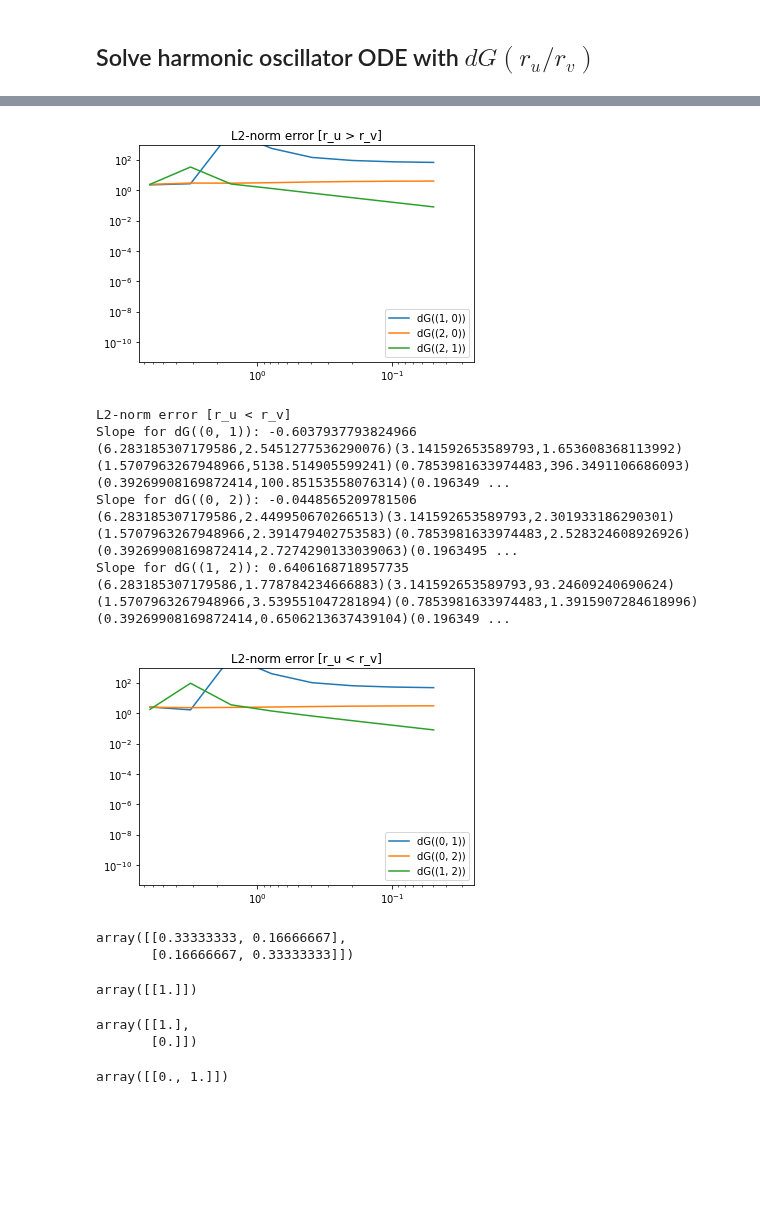
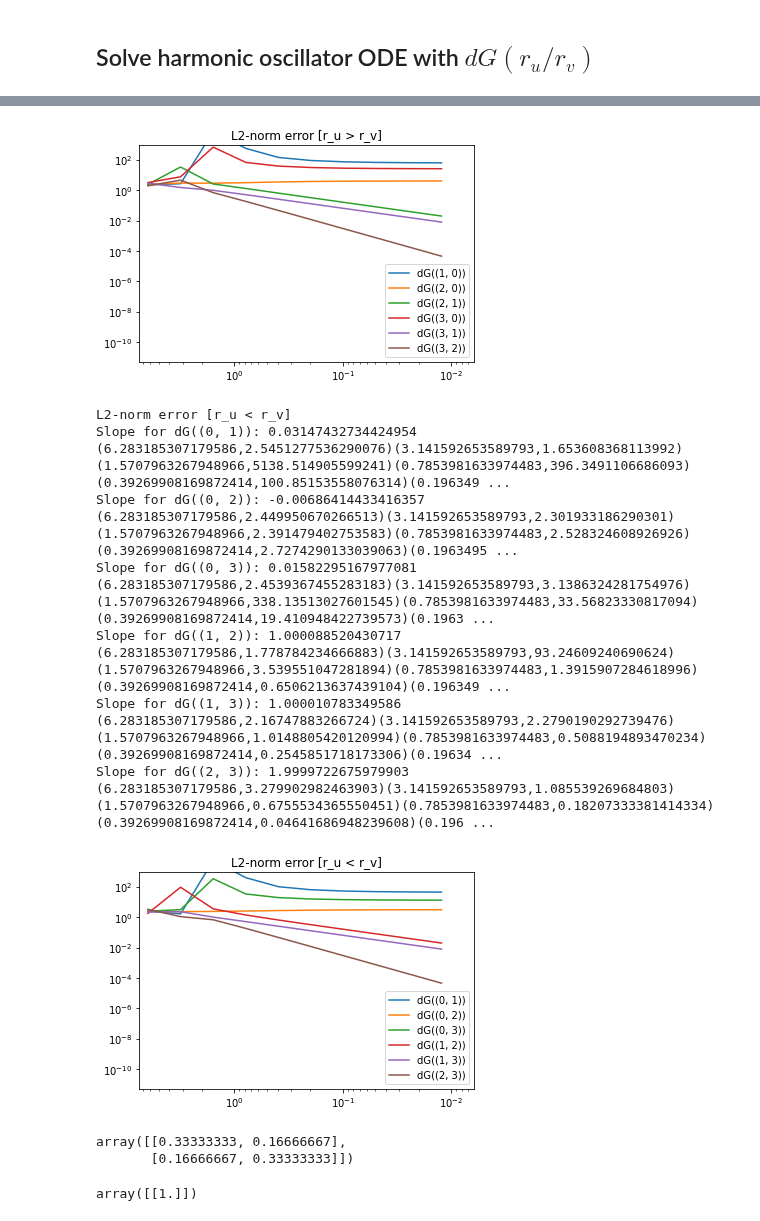
Before and after one commit to mathmerizing/PhD_SupplementaryMaterial, a Jupyter notebook: Mixed_Time_FEM/Galerkin_OneElement_Convergence_Harmonic_Oscillator.ipynb, the cells around one changed output, grey strips where cells are left out. Cells and saved outputs as stored; diff of their text form; code cells hidden in the pictures; blank space fills up the shorter version.

```diff
--- a/Mixed_Time_FEM/Galerkin_OneElement_Convergence_Harmonic_Oscillator.ipynb
+++ b/Mixed_Time_FEM/Galerkin_OneElement_Convergence_Harmonic_Oscillator.ipynb
@@ -189,8 +189,8 @@ matrix_M_vv = {}
 matrix_B_uv = {}
 matrix_B_vu = {}
 
-for r_u in range(3):
-    for r_v in range(3):
+for r_u in range(4):
+    for r_v in range(4):
         print("--------------------")
         print(f"| r_u = {r_u}, r_v = {r_v} |")
         print("--------------------")
@@ -230,8 +230,8 @@ error = {"L2": {}}
 T = 2. * np.pi # end time
 
 # solve dG(r_u/r_v) problems
-for r_u in range(3):
-    for r_v in range(3):
+for r_u in range(4):
+    for r_v in range(4):
         print("--------------------")
         print(f"| r_u = {r_u}, r_v = {r_v} |")
         print("--------------------")
@@ -249,7 +249,7 @@ for r_u in range(3):
             _vec = np.eye(1,r_v+1,i).flatten()
             evaluation_matrix_v[:, i] = get_basis_lincomb(φ[r_v], _vec)
 
-        for k in [2.*np.pi*pow(0.5, i) for i in range(0,8)]:
+        for k in [2.*np.pi*pow(0.5, i) for i in range(0,10)]:
             # assemble system matrix for dG(r_u/r_v)
             system_matrix = np.zeros((r_u+1+r_v+1, r_u+1+r_v+1))
             # diagonal blocks
@@ -330,8 +330,8 @@ for _filter in filters.keys():
             x = k_vals
             y = err_vals
             plt.plot(x, y, label=f"dG({r})")
-            plt.axis([2.*np.pi*1.2, 2.*np.pi*pow(0.5, 8), 5e-12, 1e3])
-            print(f"Slope for dG({r}): {(np.log(y[-1]) - np.log(y[0])) / (np.log(x[-1]) - np.log(x[0]))}")
+            plt.axis([2.*np.pi*1.2, 2.*np.pi*pow(0.5, 10), 5e-12, 1e3])
+            print(f"Slope for dG({r}): {(np.log(y[-1]) - np.log(y[-2])) / (np.log(x[-1]) - np.log(x[-2]))}")
 
             for _k, _e in zip(k_vals, err_vals):
                 print(f"({_k},{_e})",end="")
@@ -369,27 +375,24 @@ Slope for dG((2, 1)): 0.7035215096211042
-[figure, old version]
+[figure, new version]
 L2-norm error [r_u < r_v]
-Slope for dG((0, 1)): -0.6037937793824966
+Slope for dG((0, 1)): 0.03147432734424954
 (6.283185307179586,2.5451277536290076)(3.141592653589793,1.653608368113992)(1.5707963267948966,5138.514905599241)(0.7853981633974483,396.3491106686093)(0.39269908169872414,100.85153558076314)(0.196349 ...
-Slope for dG((0, 2)): -0.0448565209781506
+Slope for dG((0, 2)): -0.00686414433416357
 (6.283185307179586,2.449950670266513)(3.141592653589793,2.301933186290301)(1.5707963267948966,2.391479402753583)(0.7853981633974483,2.528324608926926)(0.39269908169872414,2.7274290133039063)(0.1963495 ...
-Slope for dG((1, 2)): 0.6406168718957735
+Slope for dG((0, 3)): 0.01582295167977081
+(6.283185307179586,2.4539367455283183)(3.141592653589793,3.1386324281754976)(1.5707963267948966,338.13513027601545)(0.7853981633974483,33.56823330817094)(0.39269908169872414,19.410948422739573)(0.1963 ...
+Slope for dG((1, 2)): 1.000088520430717
 (6.283185307179586,1.778784234666883)(3.141592653589793,93.24609240690624)(1.5707963267948966,3.539551047281894)(0.7853981633974483,1.3915907284618996)(0.39269908169872414,0.6506213637439104)(0.196349 ...
+Slope for dG((1, 3)): 1.000010783349586
+(6.283185307179586,2.16747883266724)(3.141592653589793,2.2790190292739476)(1.5707963267948966,1.0148805420120994)(0.7853981633974483,0.5088194893470234)(0.39269908169872414,0.2545851718173306)(0.19634 ...
+Slope for dG((2, 3)): 1.9999722675979903
+(6.283185307179586,3.279902982463903)(3.141592653589793,1.085539269684803)(1.5707963267948966,0.6755534365550451)(0.7853981633974483,0.18207333381414334)(0.39269908169872414,0.04641686948239608)(0.196 ...
-[figure, old version]
+[figure, new version]
-# %%
-matrix_M_uu[(1,0)]
-# %% [output]
-array([[0.33333333, 0.16666667],
-       [0.16666667, 0.33333333]])
-# %%
-matrix_M_vv[(1,0)]
-# %% [output]
-array([[1.]])
-# %%
-matrix_B_uv[(1,0)]
-# %% [output]
-array([[1.],
-       [0.]])
-# %%
-matrix_B_vu[(1,0)]
-# %% [output]
-array([[0., 1.]])
+# %%
+matrix_M_uu[(1,0)]
+# %% [output]
+array([[0.33333333, 0.16666667],
+       [0.16666667, 0.33333333]])
+# %%
+matrix_M_vv[(1,0)]
+# %% [output]
+array([[1.]])
```
Also changed, not shown: parts of 7 cells of this notebook.
